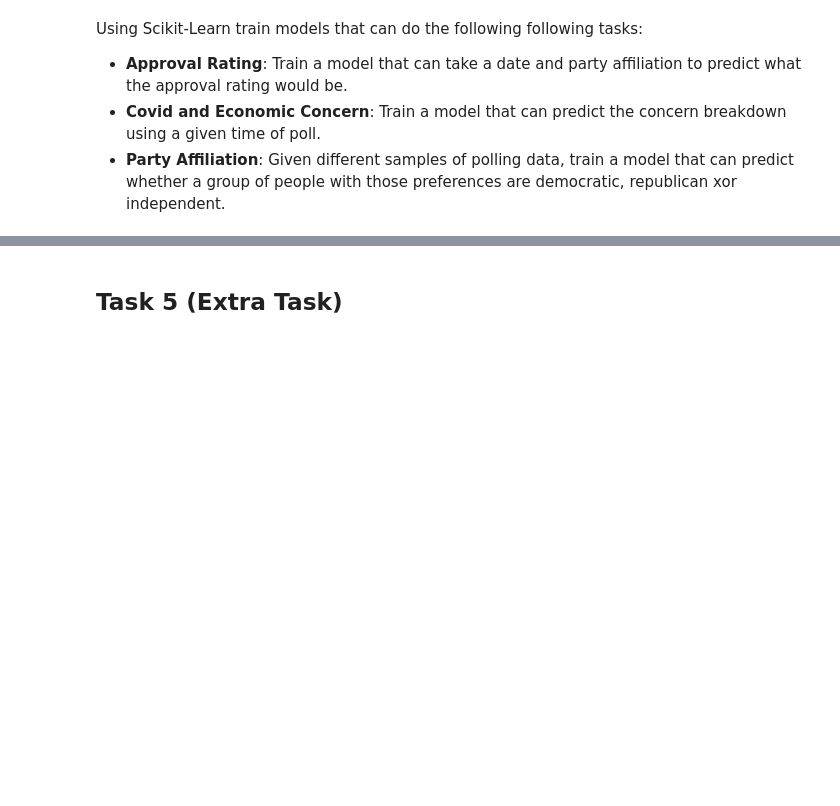
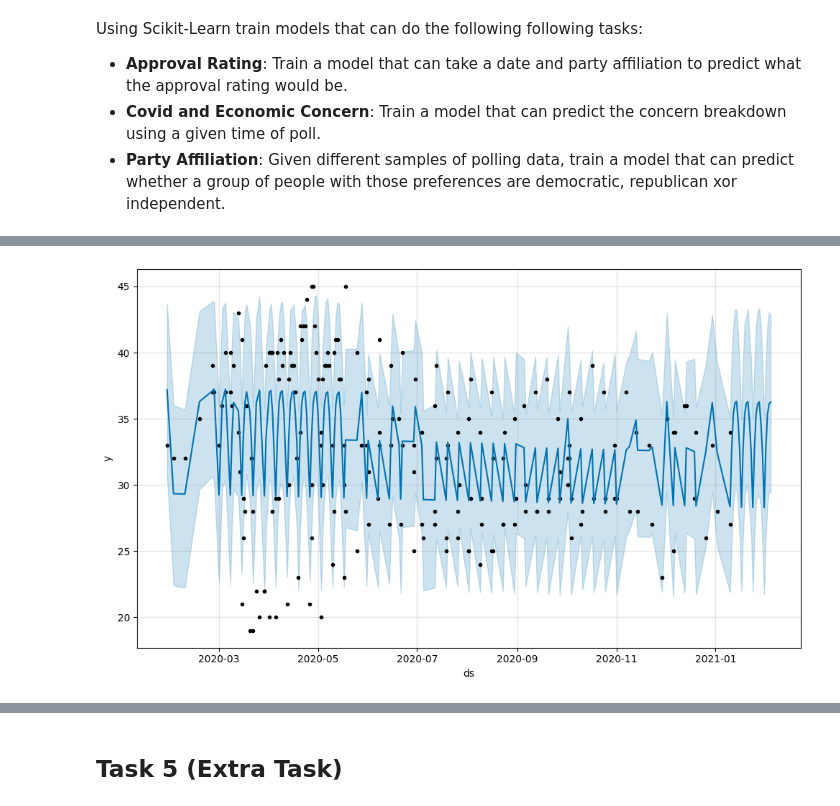
Before and after one commit to rxs1182/SNUPy_ipynb, a Jupyter notebook: Practice/04_rachel_task.ipynb, the cells around one changed output, grey strips where cells are left out. Saved outputs shown, nothing was run; the diff lists cells and outputs as text; code cells hidden in the pictures; blank space fills up the shorter version.

```diff
--- a/Practice/04_rachel_task.ipynb
+++ b/Practice/04_rachel_task.ipynb
@@ -120,0 +206,22 @@ Using Scikit-Learn train models that can do the following following tasks:
+# %%
+df_econ = concern_data.groupby("subject").get_group("concern-economy")
+ds  = df_econ["end_date"].to_list()
+y = df_econ["somewhat"].to_list()
+
+df_econ = pandas.DataFrame(list(zip(ds,y)), columns=["ds","y"])
+df_econ["ds"] = pandas.to_datetime(df_econ["ds"])
+
+#prediction using prophet
+model = Prophet()
+model.fit(df_econ)
+
+# create a future data frame
+future = model.make_future_dataframe(periods=25)
+forecast = model.predict(future)
+
+# display the most critical output columns from the forecast
+forecast[['ds','yhat','yhat_lower','yhat_upper']].head()
+
+# plot
+fig = model.plot(forecast)
+# %% [output]
@@ -120,0 +230 @@ Using Scikit-Learn train models that can do the following following tasks:
+[figure, added]
```
Also changed, not shown: parts of 24 cells of this notebook.
